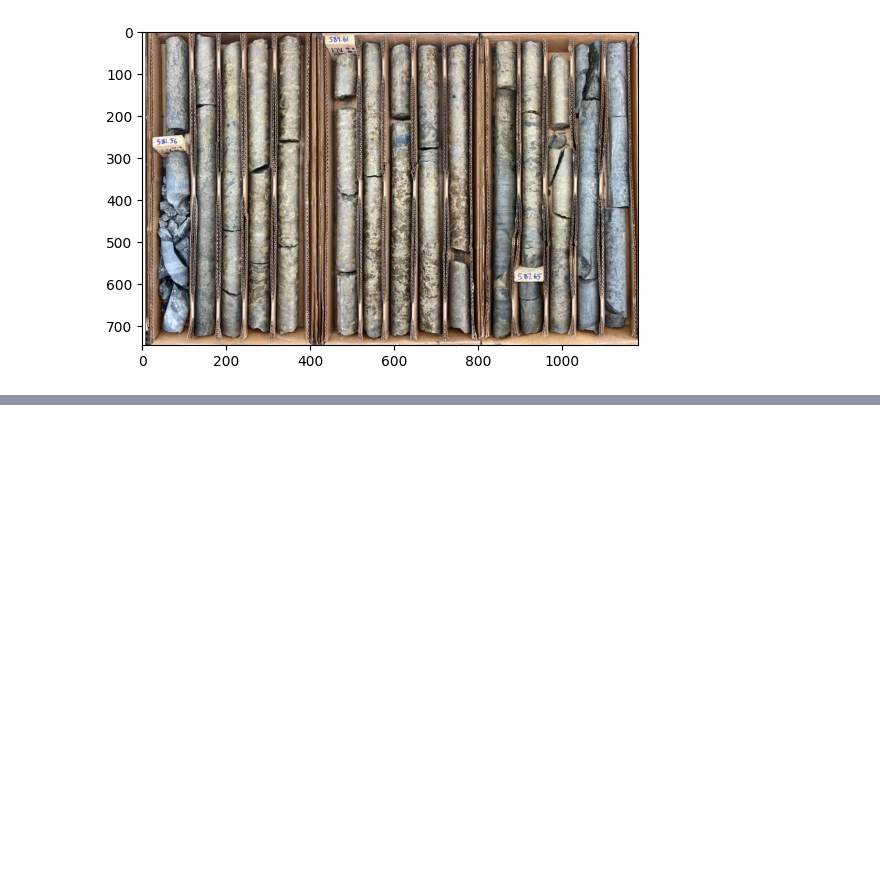
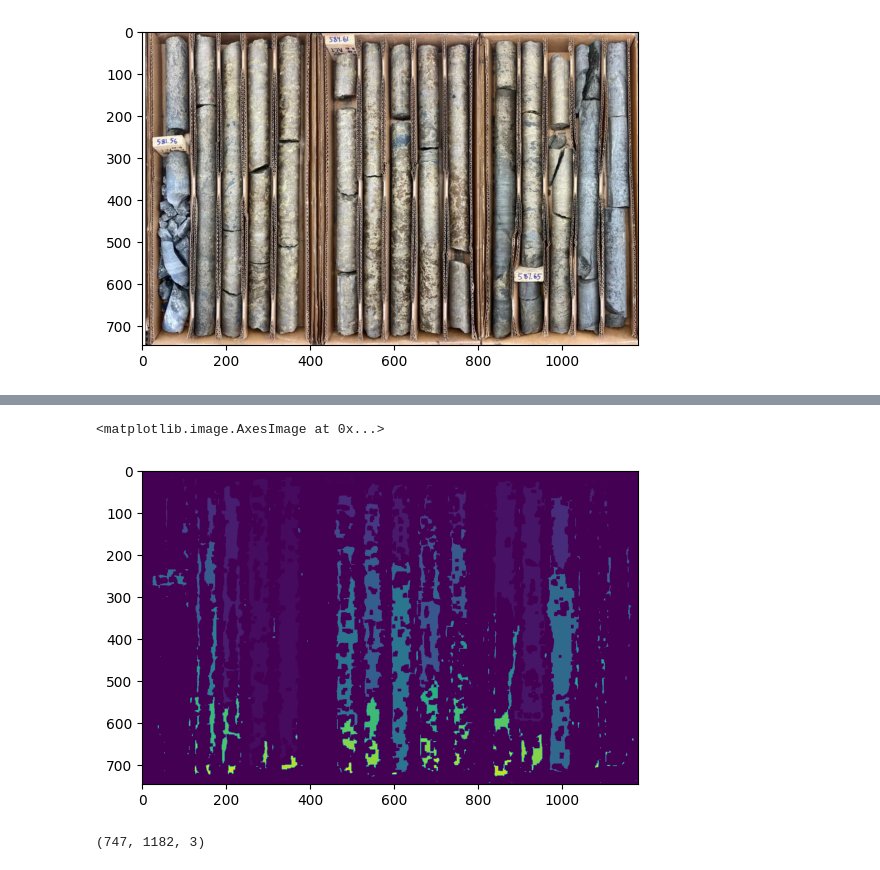
Before and after one commit to dikirust/Mineral-CV, a Jupyter notebook: openspace.ipynb, the cells around one changed output, grey strips where cells are left out. Drawn from its saved outputs; the diff is of its cells as text; code cells hidden in the pictures; blank space fills up the shorter version.

```diff
--- a/openspace.ipynb
+++ b/openspace.ipynb
@@ -31,0 +37,7 @@ plt.show()
+# %%
+label_image = measure.label(closed_mask)
+# %%
+plt.imshow(label_image)
+# %% [output]
+<matplotlib.image.AxesImage at 0x...>
+[figure, added]
@@ -31,0 +46,4 @@ plt.show()
+# %%
+print(img.shape)
+# %% [output]
+(747, 1182, 3)
```
Also changed, not shown: parts of 16 cells of this notebook.
